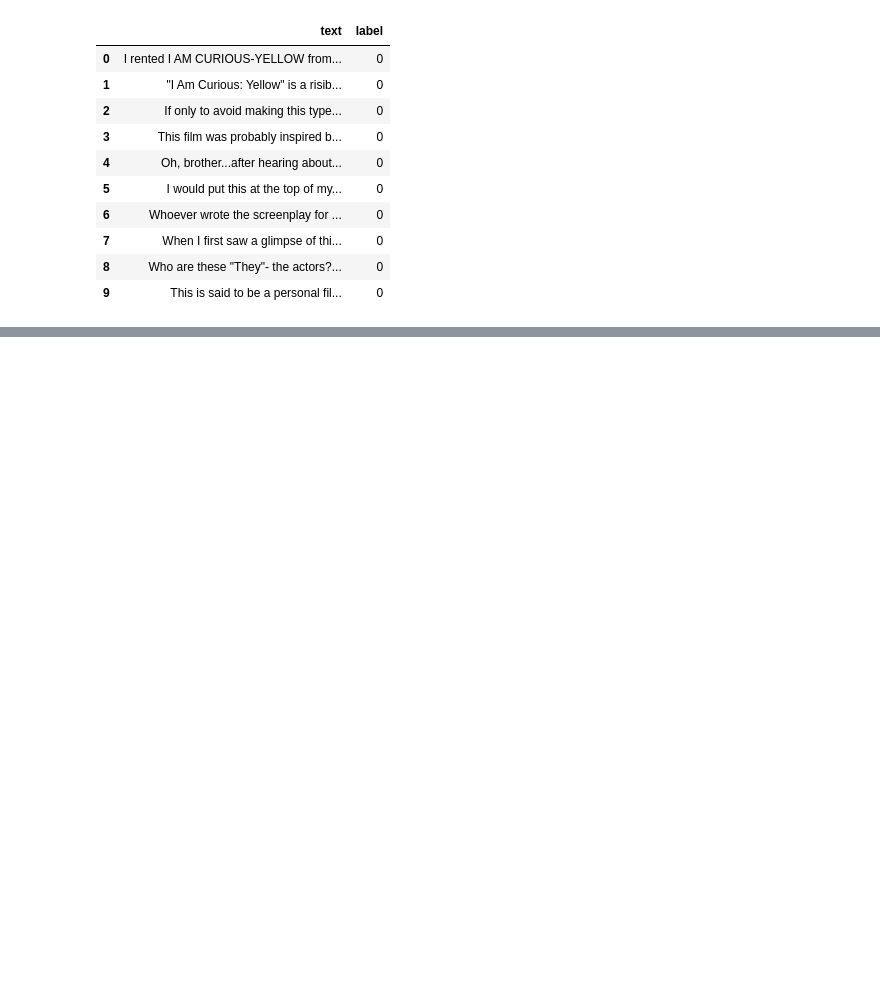
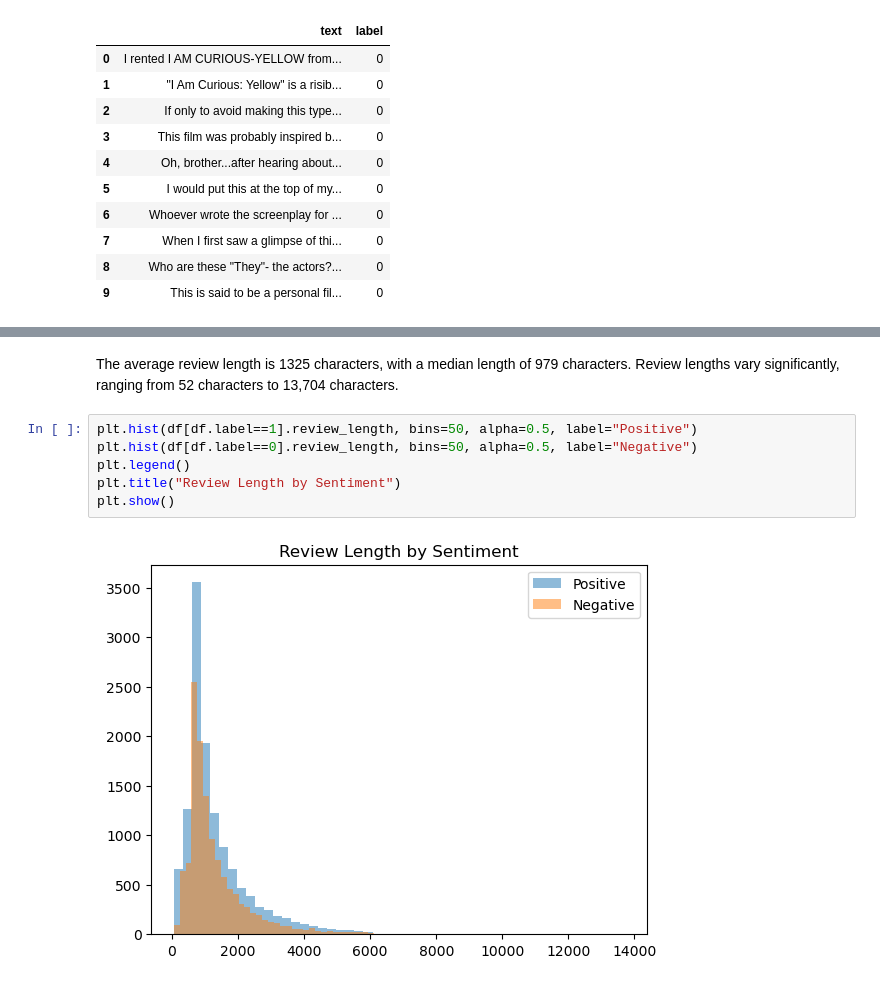
Before and after one commit to souzenkhan/CS-178-Movie-Project, a Jupyter notebook: project/data_exploration.ipynb, the cells around one changed output, grey strips where cells are left out. Cells and saved outputs as stored; diff of their text form; blank space fills up the shorter version.

```diff
--- a/project/data_exploration.ipynb
+++ b/project/data_exploration.ipynb
@@ -64,0 +102,11 @@ df[df["label"] == 0].head(10)
+# %% [markdown]
+
+The average review length is 1325 characters, with a median length of 979 characters. Review lengths vary significantly, ranging from 52 characters to 13,704 characters.
+# %%
+plt.hist(df[df.label==1].review_length, bins=50, alpha=0.5, label="Positive")
+plt.hist(df[df.label==0].review_length, bins=50, alpha=0.5, label="Negative")
+plt.legend()
+plt.title("Review Length by Sentiment")
+plt.show()
+# %% [output]
+[figure, added]
```
Also changed, not shown: parts of 17 cells of this notebook, 4 other files.
